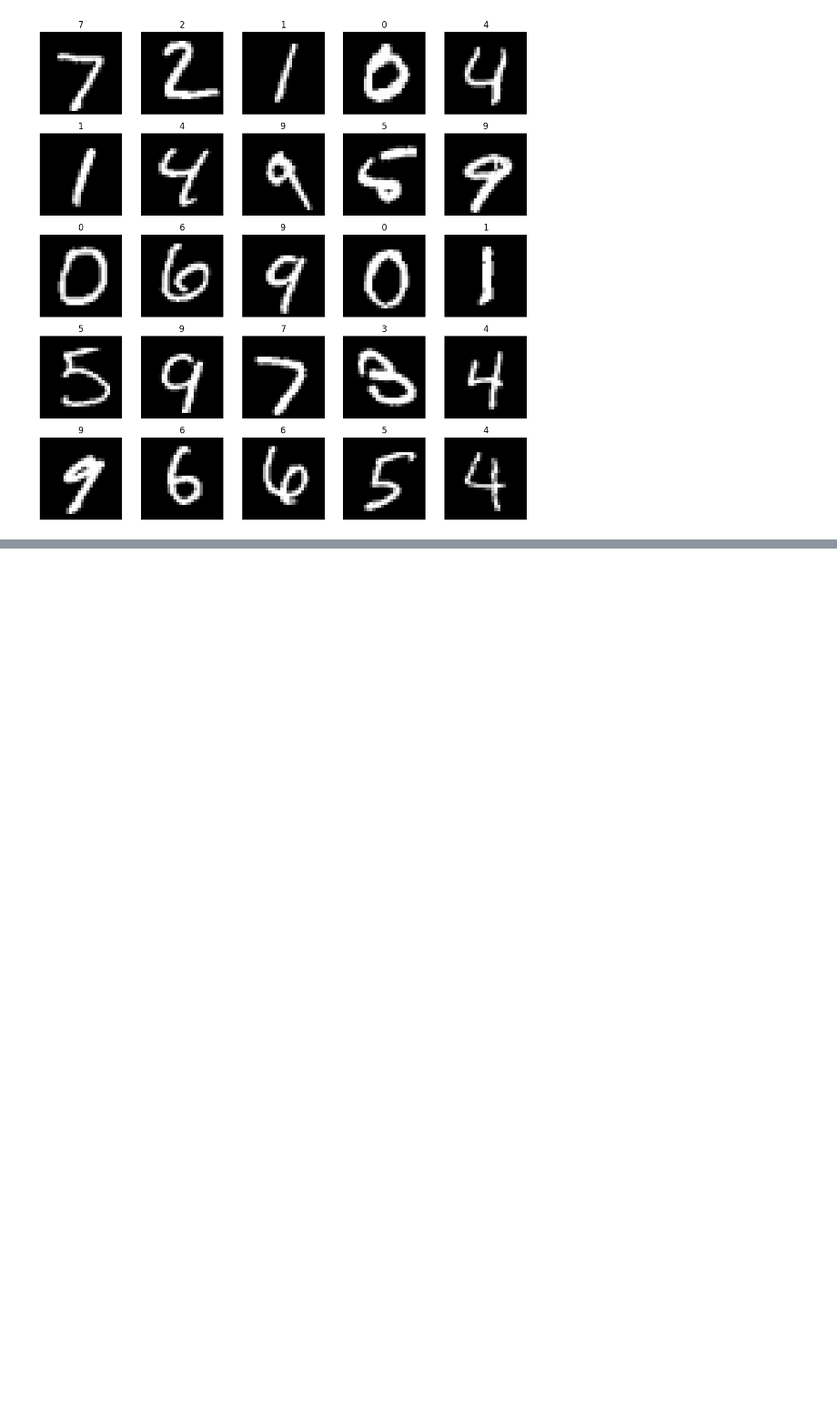
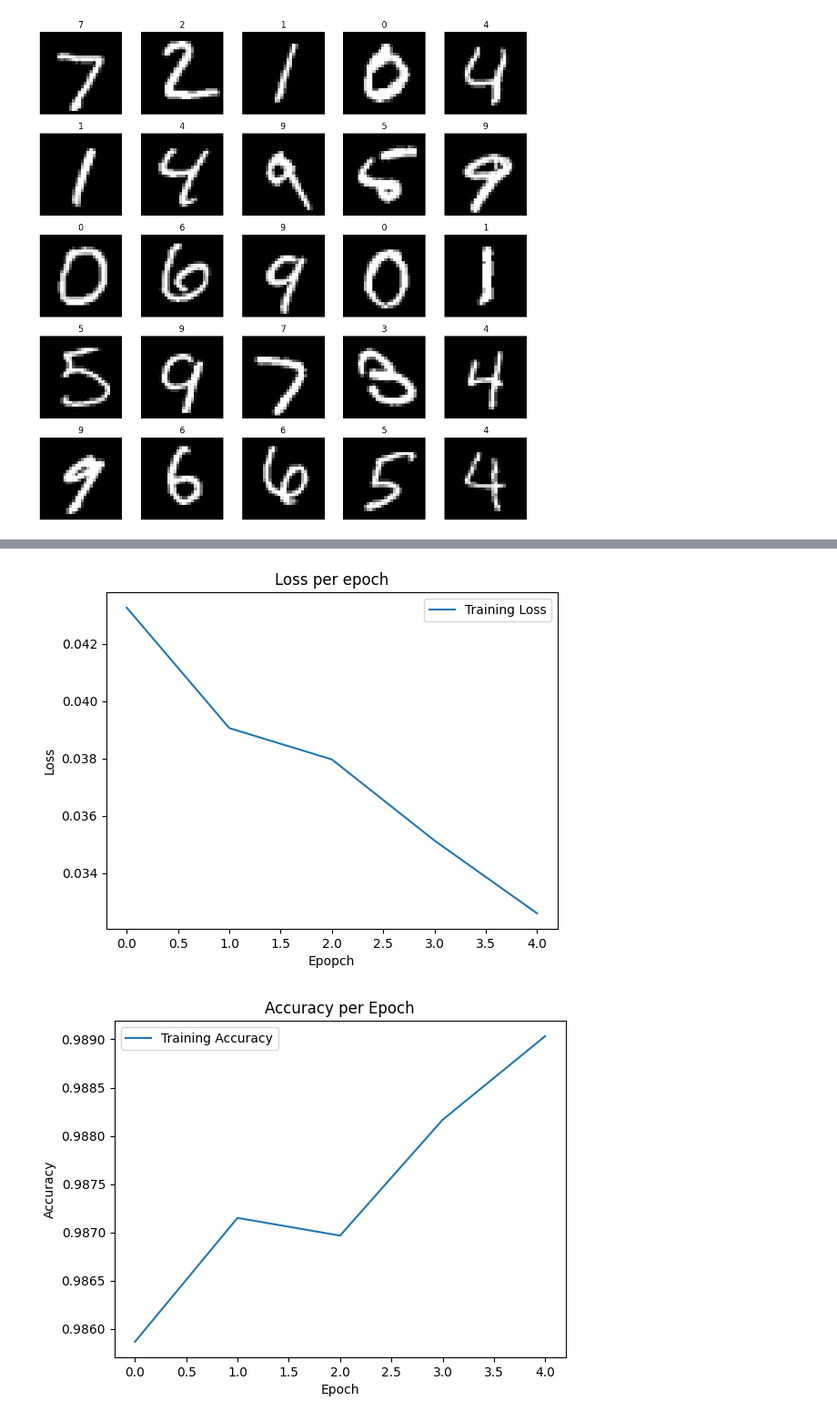
Before and after one commit to MBenediktF/MLOps, a Jupyter notebook: src/model_development.ipynb, the cells around one changed output, grey strips where cells are left out. Shown at 91% size. Drawn from its saved outputs; the diff is of its cells as text; code cells hidden in the pictures; blank space fills up the shorter version.

Commit message:
docs: added model training and eval

```diff
--- a/src/model_development.ipynb
+++ b/src/model_development.ipynb
@@ -189,0 +195,4 @@ Anzahl der Klassen: 10
+# %%
+from model.create_model import create_model
+
+model = create_model()
@@ -189,0 +223,4 @@ Anzahl der Klassen: 10
+# %%
+from model.fit_model import fit_model
+
+history = fit_model(model, x_train, y_train)
@@ -189,0 +238,26 @@ Anzahl der Klassen: 10
+# %%
+print(f"Final loss: {history.history['loss'][-1]:.4f}")
+print(f"Final accuracy: {history.history['accuracy'][-1]:.4f}")
+
+# Trainings- und Validierungsverlust
+plt.figure(1)
+plt.plot(history.history['loss'], label='Training Loss')
+if 'val_loss' in history.history:
+    plt.plot(history.history['val_loss'], label='Validation Loss')
+plt.title('Loss per epoch')
+plt.xlabel('Epopch')
+plt.ylabel('Loss')
+plt.legend()
+
+# Genauigkeit (Accuracy) plotten
+plt.figure(2)
+plt.plot(history.history['accuracy'], label='Training Accuracy')
+if 'val_accuracy' in history.history:
+    plt.plot(history.history['val_accuracy'], label='Validation Accuracy')
+plt.title('Accuracy per Epoch')
+plt.xlabel('Epoch')
+plt.ylabel('Accuracy')
+plt.legend()
+
+plt.show()
+# %% [output]
@@ -189,0 +266,2 @@ Anzahl der Klassen: 10
+[figure, added]
+[figure, added]
```
Also changed, not shown: parts of 10 cells of this notebook.
